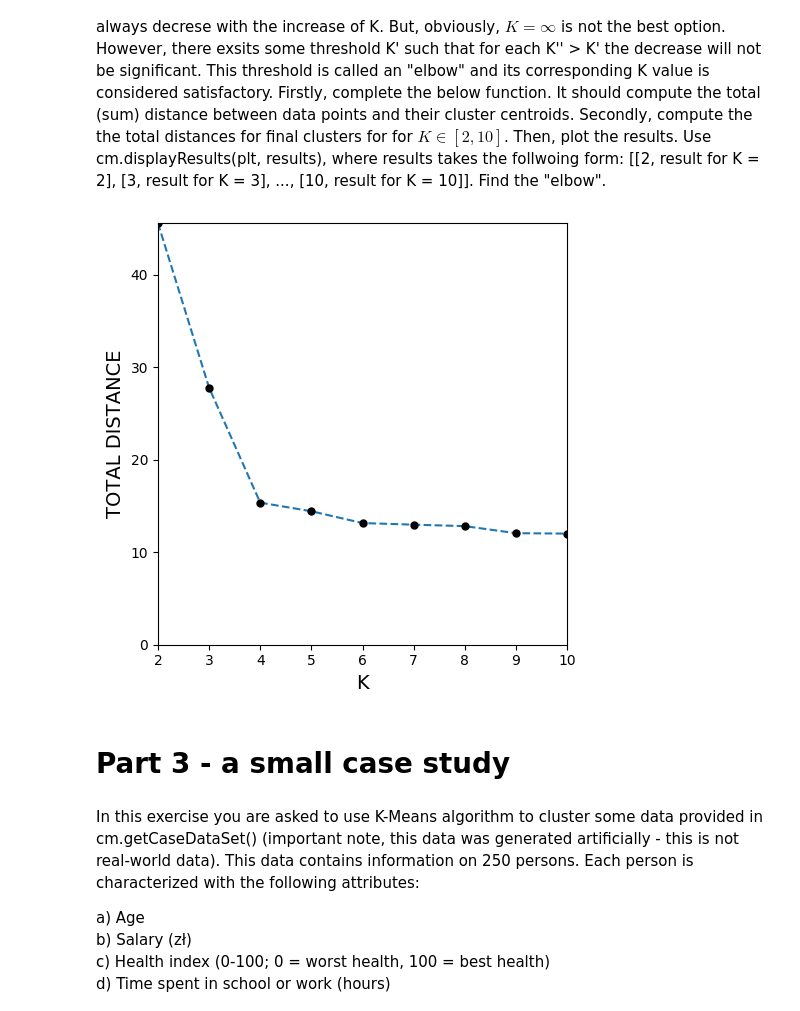
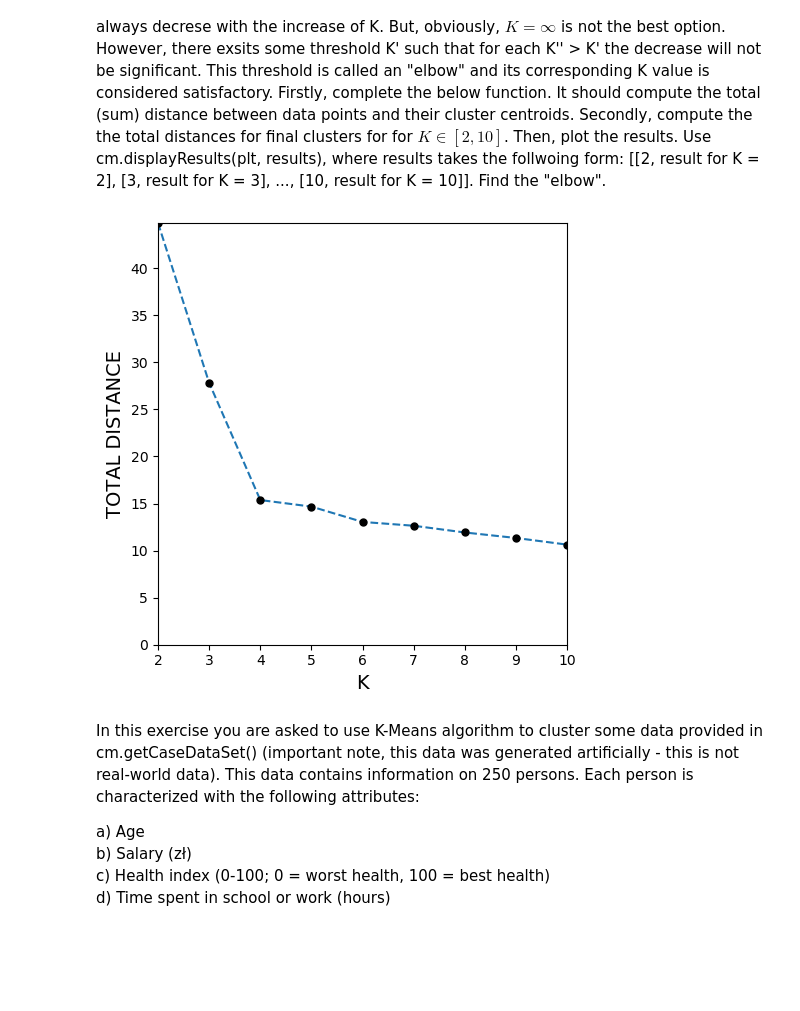
Before and after one commit to TomKuc/IAI, a Jupyter notebook: lab1/Exercises1.ipynb, the cells around one changed output. Saved outputs shown, nothing was run; the diff lists cells and outputs as text; code cells hidden in the pictures; blank space fills up the shorter version.

Commit message:
Part 3 (ale chyba źle)

```diff
--- a/lab1/Exercises1.ipynb
+++ b/lab1/Exercises1.ipynb
@@ -77,32 +77,40 @@ def doKMeansStep(DATA, M, K, CENTROIDS, ASSIGNMENTS):
     N = len(DATA)
     NO_CHANGE = True
     if ASSIGNMENTS is None: NO_CHANGE = False
-    #TODO
+
 
     ### CONSTRUCT NEW ASSIGNMENTS
     NEW_ASSIGNMENTS = [[] for k in range(K)]
     for point_index in range(N):
         new_centroid_index = None
         for centroid_index in range(K):
-            if new_centroid_index is not None:
-                if getEuclideanDistance(DATA[point_index], CENTROIDS[centroid_index]) <= getEuclideanDistance(DATA[point_index], CENTROIDS[new_centroid_index]):
+            if CENTROIDS[centroid_index] is not None:
+                if new_centroid_index is not None:
+                    distance_centroid = getEuclideanDistance(DATA[point_index], CENTROIDS[centroid_index])
+                    distance_new_centroid = getEuclideanDistance(DATA[point_index], CENTROIDS[new_centroid_index])
+                    if distance_centroid < distance_new_centroid:
+                        new_centroid_index = centroid_index
+                    elif distance_centroid == distance_new_centroid:
+                        new_centroid_index = np.random.choice([centroid_index, new_centroid_index])
+                else:
                     new_centroid_index = centroid_index
-            else:
-                new_centroid_index = centroid_index
         NEW_ASSIGNMENTS[new_centroid_index].append(point_index)
 
     ### CONSTRUCT NEW CENTROIDS
     NEW_CENTROIDS = []
     for group in range(K):
         n = len(NEW_ASSIGNMENTS[group])
-        new_centroid = [0] * M
-        for attribute in range(M):
-            for point in NEW_ASSIGNMENTS[group]:
-                new_centroid[attribute] += DATA[point][attribute]
-            new_centroid[attribute] /= n
+        ### IN VERY RARE CASES IT MAY BE POSSIBLE TO OBTAIN CENTROID WITH NO POINTS ASSSIGNED
+        if n != 0:
+            new_centroid = [0] * M
+            for attribute in range(M):
+                for point in NEW_ASSIGNMENTS[group]:
+                    new_centroid[attribute] += DATA[point][attribute]
+                new_centroid[attribute] /= n
+        else:
+            new_centroid = CENTROIDS[group]
         NEW_CENTROIDS.append(new_centroid)
 
-    ### TEMP
     if NEW_ASSIGNMENTS != ASSIGNMENTS:
         NO_CHANGE = False
 
@@ -171,16 +178,15 @@ def getTotalDistance(DATA, CENTROIDS, ASSIGNMENTS):
 # %%
 ### PERFORM THE ANALYSIS HERE
 DATA = cm.getTestDataSet()
 results=[]
+### USING SIMILAR COLLECTION OF CENTROIDS FOR EVERY ITERATION ALLOWS TO MINIMALIZE VARIANCE CAUSE BY RANDOMNESS OF THEIR DISTRIBUTION
+CENTROIDS = getCentroids(k, DATA)
 for k in range(2, 11):
-    CENTROIDS = getCentroids(k, DATA)
-    DATA, NEW_CENTROIDS, NEW_ASSIGNMENTS = doKMeans(DATA, CENTROIDS, K = k, M = 2, display=False)
+    DATA, NEW_CENTROIDS, NEW_ASSIGNMENTS = doKMeans(DATA, CENTROIDS[:k], K = k, M = 2, display=False)
     part_K_distance = getTotalDistance(DATA, NEW_CENTROIDS, NEW_ASSIGNMENTS)
     results.append([k,part_K_distance])
 cm.displayResults(plt,results)
 
 # elbow: K = 4
 # %% [output]
-[figure, old version]
+[figure, new version]
-# %% [markdown]
-# Part 3 - a small case study
```
Also changed, not shown: parts of 11 cells of this notebook.
